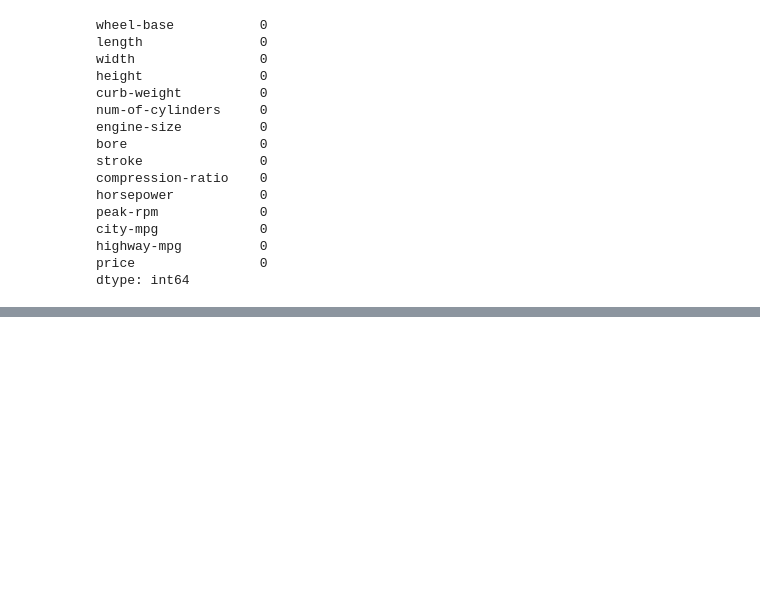
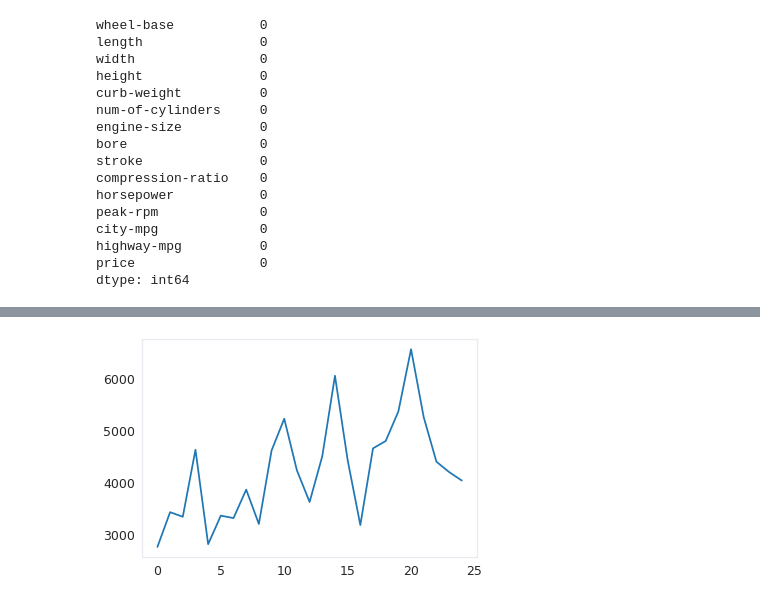
Before and after one commit to Adam-Klaum/car_prices, a Jupyter notebook: Basics.ipynb, the cells around one changed output, grey strips where cells are left out. Cells and saved outputs as stored; diff of their text form; code cells hidden in the pictures; blank space fills up the shorter version.

```diff
--- a/Basics.ipynb
+++ b/Basics.ipynb
@@ -243,0 +336,14 @@ cars.head()
+# %%
+lg_k_vals = list(range(1,26))
+# %%
+best_1 = ['curb-weight', 'horsepower', 'engine-size', 'highway-mpg']
+best_2 = ['curb-weight', 'horsepower']
+best_3 = ['curb-weight', 'horsepower', 'engine-size']
+best_1_rmse = []
+best_2_rmse = []
+best_3_rmse = []
+# %%
+for val in lg_k_vals:
+
+    rmse = knn_train_test(best_1, 'price', cars, val)
+    best_1_rmse.append(rmse)
@@ -243,0 +360,4 @@ cars.head()
+# %%
+plt.plot(best_1_rmse)
+# %% [output]
+[figure, added]
```
Also changed, not shown: parts of 21 cells of this notebook.
